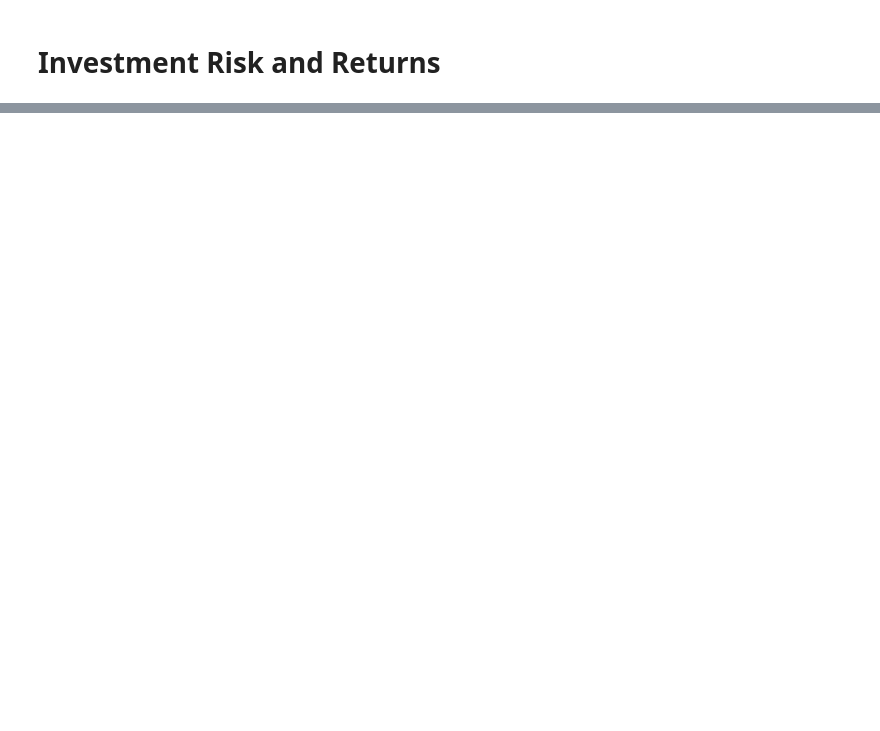
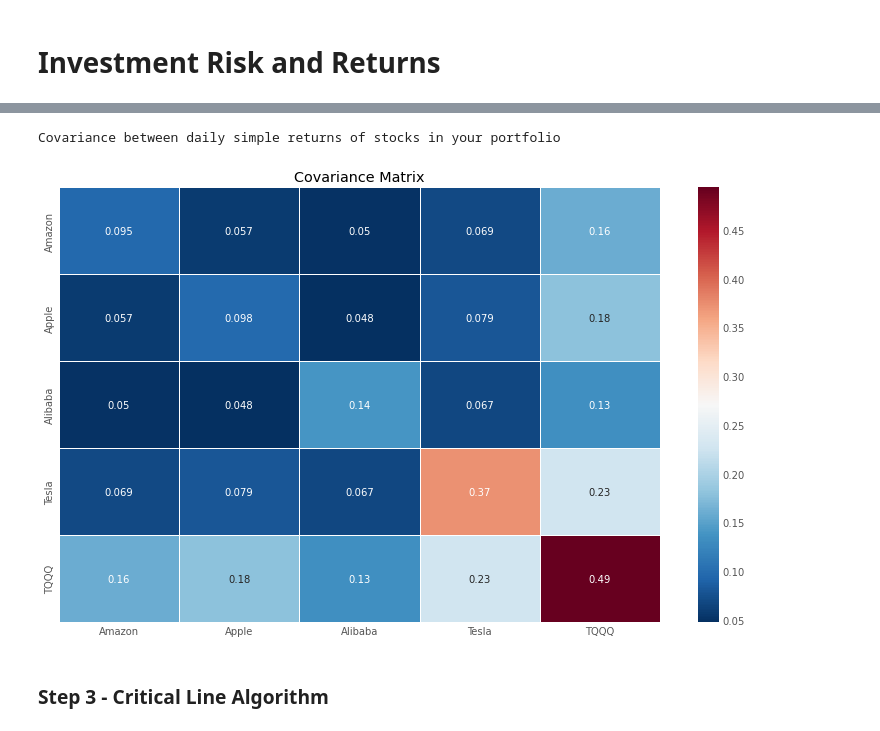
Before and after one commit to fabioismerim/risk_analysis_portfolio, a Jupyter notebook: port_risk.ipynb, the cells around one changed output, grey strips where cells are left out. Drawn from its saved outputs; the diff is of its cells as text; code cells hidden in the pictures; blank space fills up the shorter version.

```diff
--- a/port_risk.ipynb
+++ b/port_risk.ipynb
@@ -24,0 +297,5 @@ amazon.head()
+# %%
+#instace covariance object
+S = CovarianceShrinkage(prices).ledoit_wolf()
+
+print("Efficient Covariance Matrix \n", S)
@@ -24,0 +310,13 @@ amazon.head()
+# %%
+plt.style.use('ggplot')
+fig = plt.figure(figsize = (12,8))
+ax = sb.heatmap(S,xticklabels=S.columns, yticklabels=S.columns,
+cmap='RdBu_r', annot=True, linewidth=0.5)
+ax.set_title('Covariance Matrix')
+print('Covariance between daily simple returns of stocks in your portfolio\n')
+plt.show()
+# %% [output]
+Covariance between daily simple returns of stocks in your portfolio
+[figure, added]
+# %% [markdown]
+### Step 3 - Critical Line Algorithm
```
Also changed, not shown: parts of 37 cells of this notebook, 7 other files.
